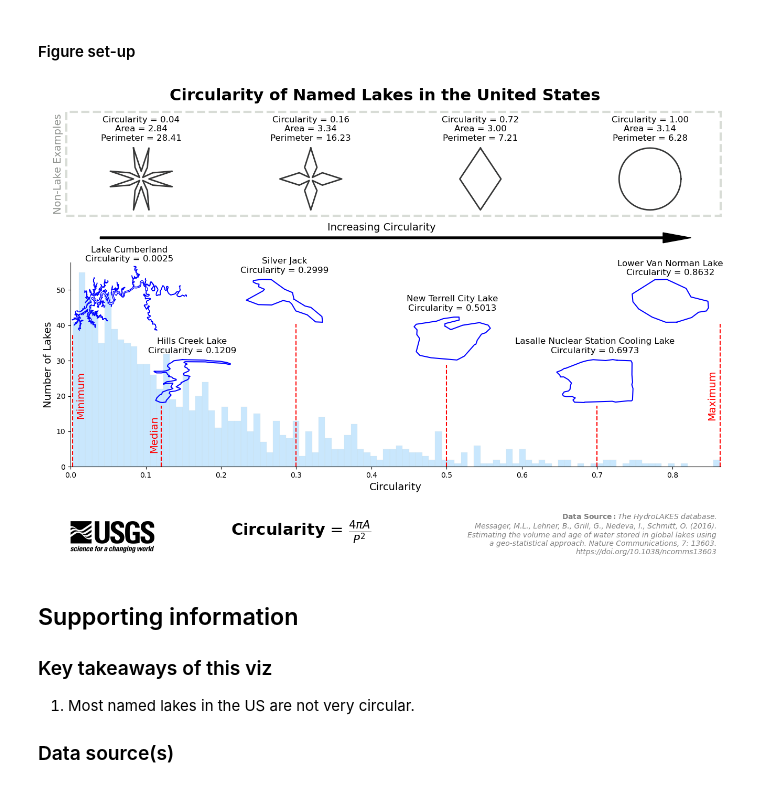
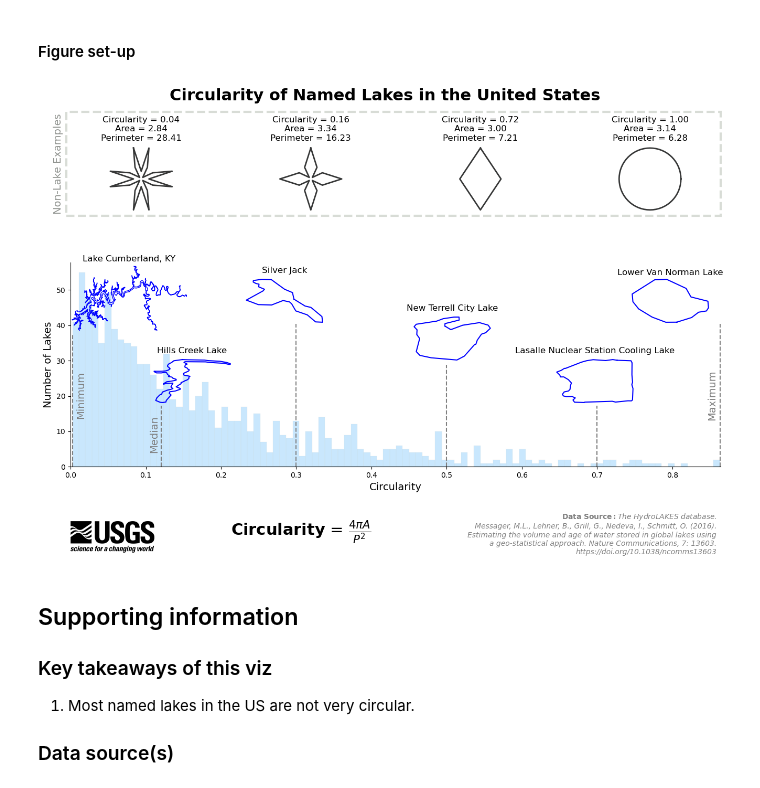
Before and after one commit to DOI-USGS/vizlab-chart-challenge-23, a Jupyter notebook: 11_circular_jhariharan/11_circular_jhariharan_script.ipynb, the cells around one changed output. Cells and saved outputs as stored; diff of their text form; code cells hidden in the pictures.

Commit message:
grey lines, remove arrow, add states

```diff
--- a/11_circular_jhariharan/11_circular_jhariharan_script.ipynb
+++ b/11_circular_jhariharan/11_circular_jhariharan_script.ipynb
@@ -382,11 +415,7 @@ fig.text(0.11, 0.84, "Non-Lake Examples", fontsize=14,
          ha="center", va="center", rotation=90,
          c="xkcd:gray")
 
-# plot the thin arrow
-ax2.arrow(0.0, 0.5, 1.0, 0.0, head_width=0.05, head_length=0.05, fc="k", ec="k", width=0.01)
-# add text above arrow
-ax2.text(0.5, 0.55, "Increasing Circularity", ha="center", va="center", fontsize=14)
-# hide axes
+# hide middle axes
 ax2.set_axis_off()
 
 # plot the circularity distribution of the lakes in the middle
@@ -396,17 +425,17 @@ ax5.hist(us_gdf["circularity"], bins=100, color="xkcd:light blue",
 ax5.spines["top"].set_visible(False)
 ax5.spines["right"].set_visible(False)
 # plot vertical line at minimum circularity
-ax5.axvline(us_gdf["circularity"].min(), color="red", linestyle="--", ymax=0.65)
+ax5.axvline(us_gdf["circularity"].min(), color="gray", linestyle="--", ymax=0.65)
 # plot vertical line at maximum circularity
-ax5.axvline(us_gdf["circularity"].max(), color="red", linestyle="--", ymax=0.7)
+ax5.axvline(us_gdf["circularity"].max(), color="gray", linestyle="--", ymax=0.7)
 # plot vertical line at median circularity
-ax5.axvline(us_gdf["circularity"].median(), color="red", linestyle="--", ymax=0.3)
+ax5.axvline(us_gdf["circularity"].median(), color="gray", linestyle="--", ymax=0.3)
 # plot vertical line at 0.3 circularity
-ax5.axvline(0.3, color="red", linestyle="--", ymax=0.7)
+ax5.axvline(0.3, color="gray", linestyle="--", ymax=0.7)
 # plot vertical line at 0.5 circularity
-ax5.axvline(0.5, color="red", linestyle="--", ymax=0.5)
+ax5.axvline(0.5, color="gray", linestyle="--", ymax=0.5)
 # plot vertical line at 0.7 circularity
-ax5.axvline(0.7, color="red", linestyle="--", ymax=0.3)
+ax5.axvline(0.7, color="gray", linestyle="--", ymax=0.3)
 # label the axes
 ax5.set_xlabel("Circularity", fontsize=14)
 ax5.set_ylabel("Number of Lakes", fontsize=14)
@@ -450,7 +479,7 @@ ax8 = fig.add_axes([0.79, 0.5, 0.1, 0.1])
 x, y = most_circular_geom.exterior.xy
 ax8.plot(x, y, color="blue", linewidth=1.5)
 # add the name of the lake
-ax8.set_title(f"{most_circular_name}" + f"\nCircularity = {most_circular_circ:.4f}", y=0.95)
+ax8.set_title(f"{most_circular_name}", y=0.95)
 # turn off axes
 ax8.set_axis_off()
 
@@ -460,7 +489,7 @@ ax9 = fig.add_axes([0.12, 0.48, 0.15, 0.15])
 x, y = least_circular_geom.exterior.xy
 ax9.plot(x, y, color="blue", linewidth=1)
 # add the name of the lake
-ax9.set_title(f"{least_circular_name}" + f"\nCircularity = {least_circular_circ:.4f}", pad=0.1)
+ax9.set_title(f"{least_circular_name}, KY", pad=0.1)
 # turn off axes
 ax9.set_axis_off()
 
@@ -470,7 +499,7 @@ ax10 = fig.add_axes([0.22, 0.33, 0.1, 0.1])
 x, y = median_circular_geom.exterior.xy
 ax10.plot(x, y, color="blue", linewidth=1.5)
 # add the name of the lake
-ax10.set_title(f"{median_circular_name}" + f"\nCircularity = {median_circular_circ:.4f}")
+ax10.set_title(f"{median_circular_name}")
 # turn off axes
 ax10.set_axis_off()
 
@@ -480,7 +509,7 @@ ax11 = fig.add_axes([0.33, 0.5, 0.1, 0.1])
 x, y = geom03.exterior.xy
 ax11.plot(x, y, color="blue", linewidth=1.5)
 # add the name of the lake
-ax11.set_title(f"{name03}" + f"\nCircularity = {circ03:.4f}")
+ax11.set_title(f"{name03}")
 # turn off axes
 ax11.set_axis_off()
 
@@ -490,40 +519,40 @@ ax12 = fig.add_axes([0.53, 0.42, 0.1, 0.1])
 x, y = geom05.exterior.xy
 ax12.plot(x, y, color="blue", linewidth=1.5)
 # add the name of the lake
-ax12.set_title(f"{name05}" + f"\nCircularity = {circ05:.4f}")
+ax12.set_title(f"{name05}")
 # turn off axes
 ax12.set_axis_off()
 
 # add axes for 0.7 circularity
 ax13 = fig.add_axes([0.7, 0.33, 0.1, 0.1])
 # plot the 0.7 circular lake
 x, y = geom07.exterior.xy
 ax13.plot(x, y, color="blue", linewidth=1.5)
 # add the name of the lake
-ax13.set_title(f"{name07}" + f"\nCircularity = {circ07:.4f}")
+ax13.set_title(f"{name07}, IL")
 # turn off axes
 ax13.set_axis_off()
 
 # vertical text labeling min
 fig.text(0.137, 0.35, "Minimum", fontsize=14,
             ha="center", va="center", rotation=90,
-            c="red")
+            c="gray")
 # vertical text labeling max
 fig.text(0.89, 0.35, "Maximum", fontsize=14,
             ha="center", va="center", rotation=90,
-            c="red")
+            c="gray")
 # vertical text labeling median
 fig.text(0.225, 0.267, "Median", fontsize=14,
             ha="center", va="center", rotation=90,
-            c="red")
+            c="gray")
 
 # save the figure
 fig.savefig('out/20230411_circular_jhariharan.png', dpi=300, bbox_inches='tight')
 
 # show the plot
 plt.show()
 # %% [output]
-[figure, old version]
+[figure, new version]
 # %% [markdown]
 ## Supporting information
 
```
Also changed, not shown: parts of 2 cells of this notebook.
